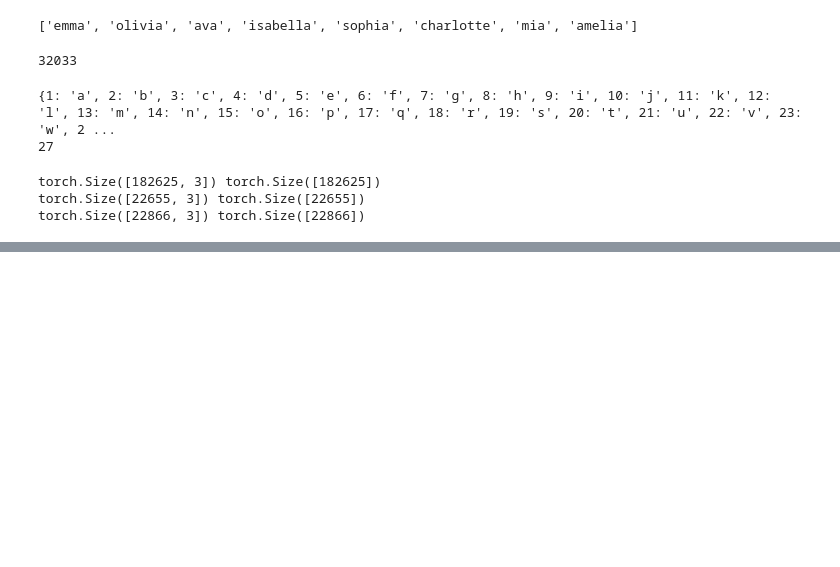
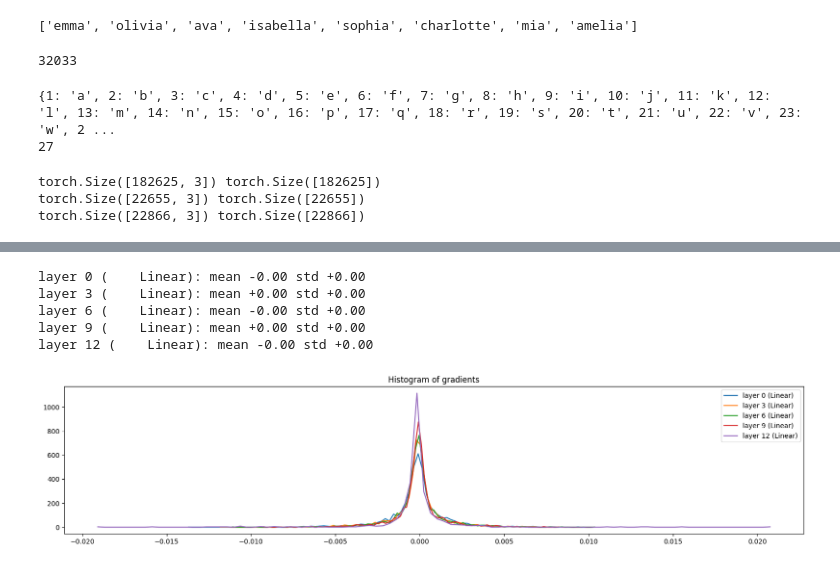
Before and after one commit to muuki2/makemore-clone, a Jupyter notebook: makemore_mlp2.ipynb, the cells around one changed output, grey strips where cells are left out. Cells and saved outputs as stored; diff of their text form; code cells hidden in the pictures; blank space fills up the shorter version.

```diff
--- a/makemore_mlp2.ipynb
+++ b/makemore_mlp2.ipynb
@@ -279,0 +251,20 @@ tensor([[1.7619, 2.3635, 1.8914, 1.8556, 1.7302, 1.7338, 2.0130, 2.0892, 1.9774,
+# %%
+# visualization histograms
+plt.figure(figsize=(20, 4)) # w and h of the plot
+legends = []
+for i, layer in enumerate(layers):
+    if isinstance(layer, Linear):
+        g = layer.out.grad
+        print('layer %d (%10s): mean %+.2f std %+.2f' % (i, layer.__class__.__name__, g.mean().item(), g.std().item()))
+        hy, hx = torch.histogram(g, density=True)
+        plt.plot(hx[:-1].detach(), hy.detach())
+        legends.append(f'layer {i} ({layer.__class__.__name__})')
+plt.legend(legends);
+plt.title("Histogram of gradients");
+# %% [output]
+layer 0 (    Linear): mean -0.00 std +0.00
+layer 3 (    Linear): mean +0.00 std +0.00
+layer 6 (    Linear): mean -0.00 std +0.00
+layer 9 (    Linear): mean +0.00 std +0.00
+layer 12 (    Linear): mean -0.00 std +0.00
+[figure, added]
```
Also changed, not shown: parts of 19 cells of this notebook.
